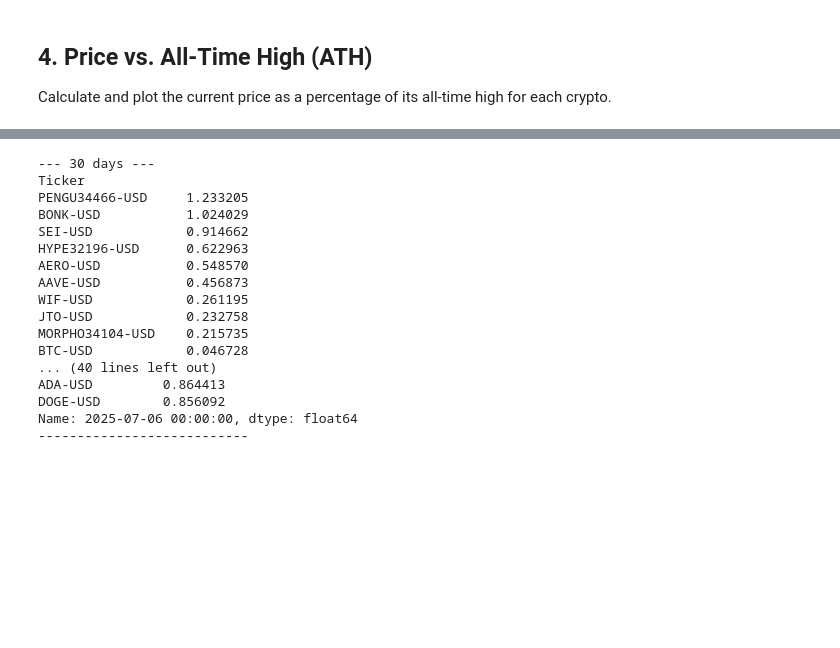
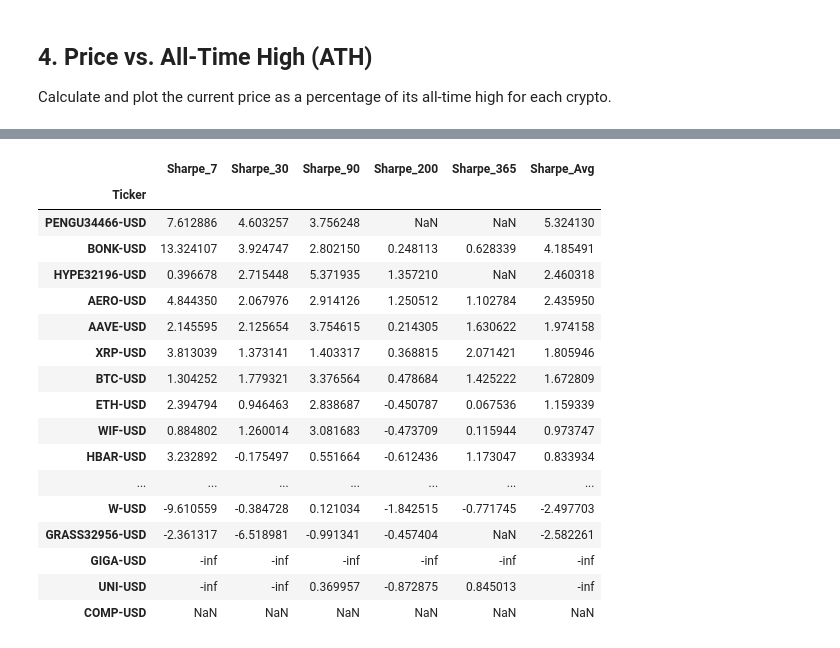
Before and after one commit to sagherian/investing, a Jupyter notebook: notebooks/crypto_analysis.ipynb, the cells around one changed output, grey strips where cells are left out. Saved outputs shown, nothing was run; the diff lists cells and outputs as text; code cells hidden in the pictures; blank space fills up the shorter version.

```diff
--- a/notebooks/crypto_analysis.ipynb
+++ b/notebooks/crypto_analysis.ipynb
@@ -184,34 +188,41 @@ plt.show()
 # %%
-# Calculate rolling Sharpe ratio (1-year window, 365 days)
-windows = [30, 90, 200, 365]
+# Calculate rolling Sharpe ratios for each window
+rolling_sharpe = {}
+for w in [7, 30, 90, 200, 365]:
+    # Annualize return and volatility for window w
+    roll_ann_return = prices.pct_change().rolling(window=w).mean() * 365
+    roll_ann_vol = prices.pct_change().rolling(window=w).std() * np.sqrt(365)
+    roll_sharpe = (roll_ann_return - risk_free_rate) / roll_ann_vol
+    # Take the last available value for each ticker
+    rolling_sharpe[w] = roll_sharpe.iloc[-1]
 
-for window in windows:
-    rolling_returns = returns.rolling(window).mean() * window
-    rolling_vol = returns.rolling(window).std() * np.sqrt(window)
-    rolling_sharpe = (rolling_returns - risk_free_rate) / rolling_vol
+# Combine into a DataFrame
+rolling_sharpe_table = pd.DataFrame(rolling_sharpe, index=prices.columns)
+rolling_sharpe_table.columns = [f'Sharpe_{w}' for w in [7, 30, 90, 200, 365]]
 
-    last_rolling_sharpe = rolling_sharpe.iloc[-1].dropna().sort_values(ascending=False)
-    print('---',window, 'days ---')
-    print(last_rolling_sharpe.head(10))
-    print('---------------------------')
+# add a col for the average of all the windows
+rolling_sharpe_table['Sharpe_Avg'] = rolling_sharpe_table.mean(axis=1, skipna=True)
+rolling_sharpe_table = rolling_sharpe_table.sort_values('Sharpe_Avg', ascending=False)
+display(rolling_sharpe_table)
 # %% [output]
---- 30 days ---
-Ticker
-PENGU34466-USD     1.233205
-BONK-USD           1.024029
-SEI-USD            0.914662
-HYPE32196-USD      0.622963
-AERO-USD           0.548570
-AAVE-USD           0.456873
-WIF-USD            0.261195
-JTO-USD            0.232758
-MORPHO34104-USD    0.215735
-BTC-USD            0.046728
-... (40 lines left out)
-ADA-USD         0.864413
-DOGE-USD        0.856092
-Name: 2025-07-06 00:00:00, dtype: float64
----------------------------
+|  | Sharpe_7 | Sharpe_30 | Sharpe_90 | Sharpe_200 | Sharpe_365 | Sharpe_Avg |
+| Ticker |  |  |  |  |  |  |
+| PENGU34466-USD | 7.612886 | 4.603257 | 3.756248 | NaN | NaN | 5.324130 |
+| BONK-USD | 13.324107 | 3.924747 | 2.802150 | 0.248113 | 0.628339 | 4.185491 |
+| HYPE32196-USD | 0.396678 | 2.715448 | 5.371935 | 1.357210 | NaN | 2.460318 |
+| AERO-USD | 4.844350 | 2.067976 | 2.914126 | 1.250512 | 1.102784 | 2.435950 |
+| AAVE-USD | 2.145595 | 2.125654 | 3.754615 | 0.214305 | 1.630622 | 1.974158 |
+| XRP-USD | 3.813039 | 1.373141 | 1.403317 | 0.368815 | 2.071421 | 1.805946 |
+| BTC-USD | 1.304252 | 1.779321 | 3.376564 | 0.478684 | 1.425222 | 1.672809 |
+| ETH-USD | 2.394794 | 0.946463 | 2.838687 | -0.450787 | 0.067536 | 1.159339 |
+| WIF-USD | 0.884802 | 1.260014 | 3.081683 | -0.473709 | 0.115944 | 0.973747 |
+| HBAR-USD | 3.232892 | -0.175497 | 0.551664 | -0.612436 | 1.173047 | 0.833934 |
+| ... | ... | ... | ... | ... | ... | ... |
+| W-USD | -9.610559 | -0.384728 | 0.121034 | -1.842515 | -0.771745 | -2.497703 |
+| GRASS32956-USD | -2.361317 | -6.518981 | -0.991341 | -0.457404 | NaN | -2.582261 |
+| GIGA-USD | -inf | -inf | -inf | -inf | -inf | -inf |
+| UNI-USD | -inf | -inf | 0.369957 | -0.872875 | 0.845013 | -inf |
+| COMP-USD | NaN | NaN | NaN | NaN | NaN | NaN |
 # %%
 # Calculate moving averages for price and volatility, and compare current values to these averages
 
```
Also changed, not shown: parts of 2 cells of this notebook.
